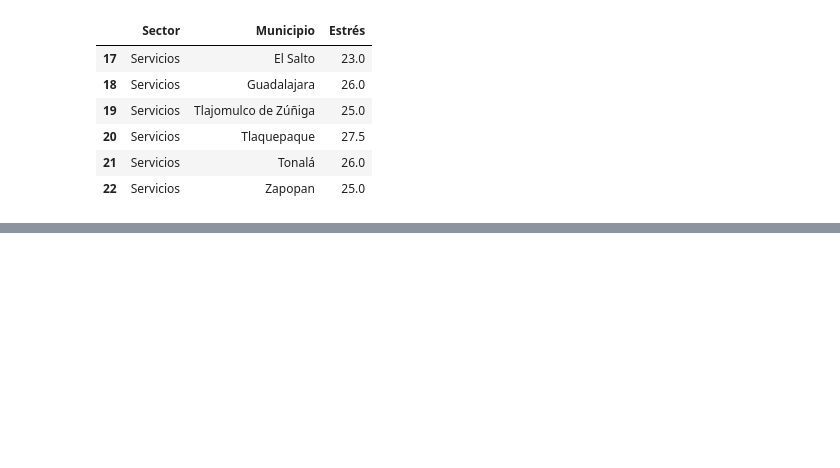
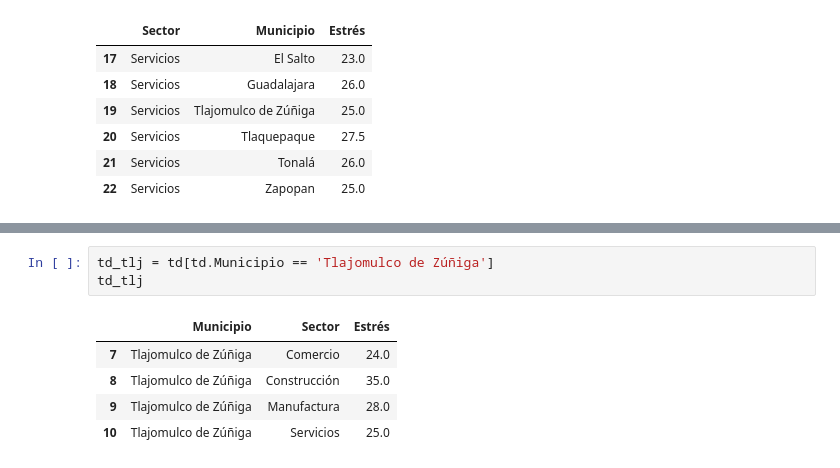
Before and after one commit to IFFranciscoME/Urban_Lab_Desarrollo, a Jupyter notebook: Job/Stress Analysis.ipynb, the cells around one changed output, grey strips where cells are left out. Drawn from its saved outputs; the diff is of its cells as text; blank space fills up the shorter version.

```diff
--- a/Job/Stress Analysis.ipynb
+++ b/Job/Stress Analysis.ipynb
@@ -261,0 +305,9 @@ fig.show()
+# %%
+td_tlj = td[td.Municipio == 'Tlajomulco de Zúñiga']
+td_tlj
+# %% [output]
+|  | Municipio | Sector | Estrés |
+| 7 | Tlajomulco de Zúñiga | Comercio | 24.0 |
+| 8 | Tlajomulco de Zúñiga | Construcción | 35.0 |
+| 9 | Tlajomulco de Zúñiga | Manufactura | 28.0 |
+| 10 | Tlajomulco de Zúñiga | Servicios | 25.0 |
```
Also changed, not shown: parts of 12 cells of this notebook.
